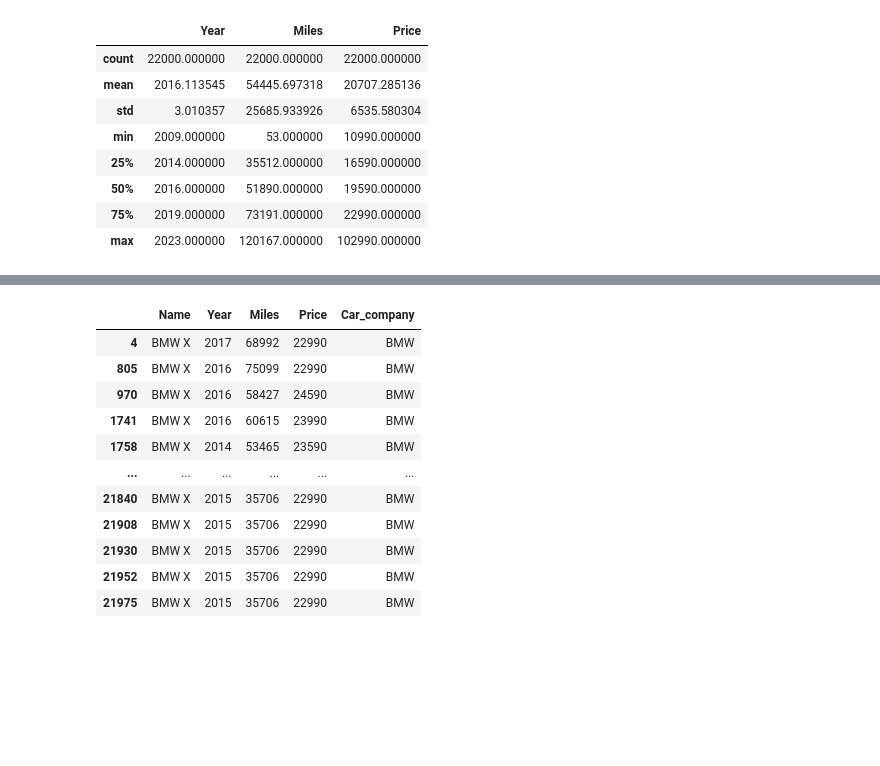
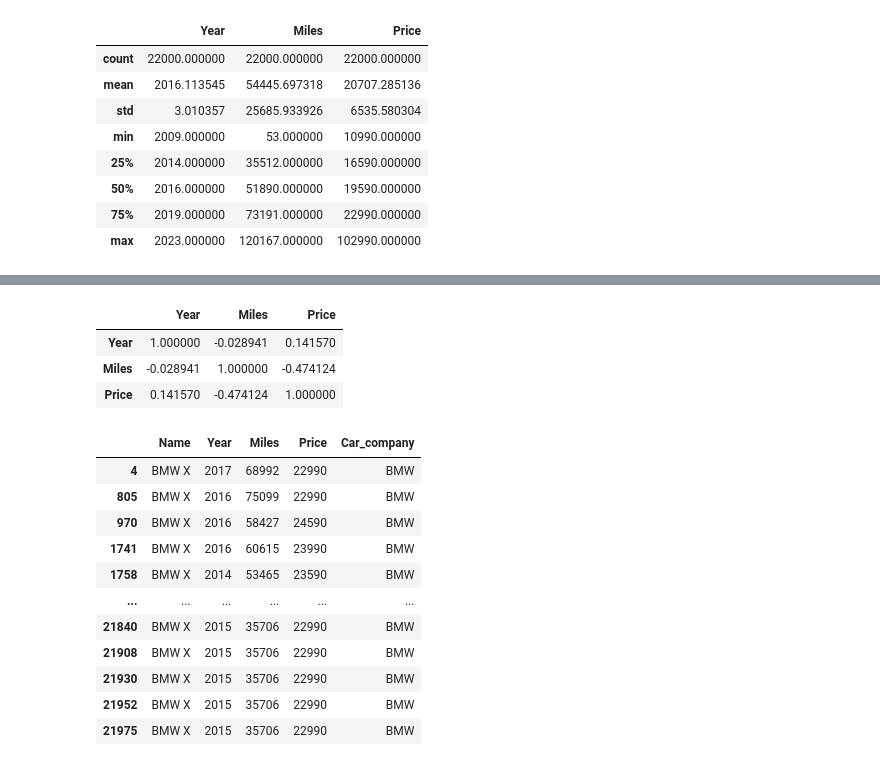
Before and after one commit to Arjun-RY/Carvana-Used-Car_price-prediction, a Jupyter notebook: Used_Car_Price_Prediction(Carvana).ipynb, the cells around one changed output, grey strips where cells are left out. Saved outputs shown, nothing was run; the diff lists cells and outputs as text; code cells hidden in the pictures; blank space fills up the shorter version.

```diff
--- a/Used_Car_Price_Prediction(Carvana).ipynb
+++ b/Used_Car_Price_Prediction(Carvana).ipynb
@@ -136,3 +118,11 @@ company
+# %%
+df1=pd.read_csv('carvana.csv', index_col=False)
+df1.corr()
+# %% [output]
+|  | Year | Miles | Price |
+| Year | 1.000000 | -0.028941 | 0.141570 |
+| Miles | -0.028941 | 1.000000 | -0.474124 |
+| Price | 0.141570 | -0.474124 | 1.000000 |
 # %%
 df[df['Name']==' BMW X']
 # %% [output]
```
Also changed, not shown: parts of 6 cells of this notebook.
